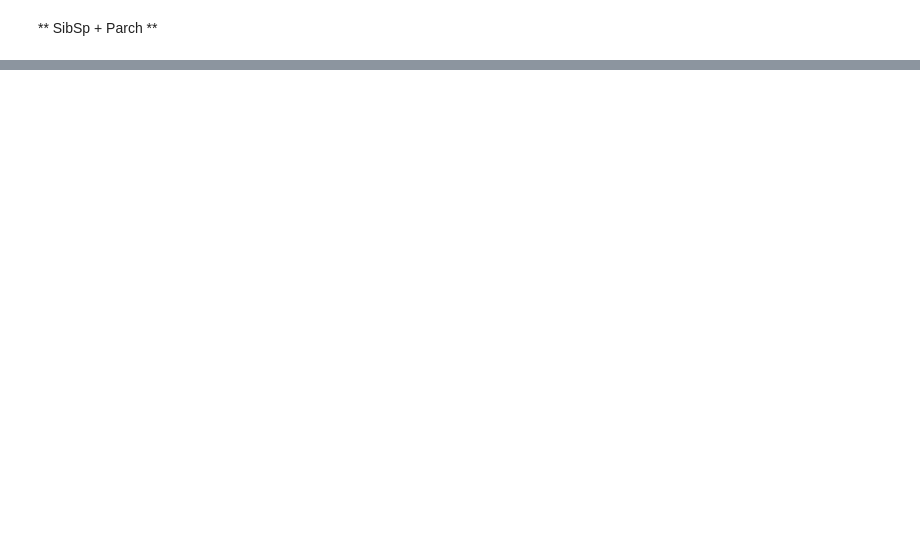
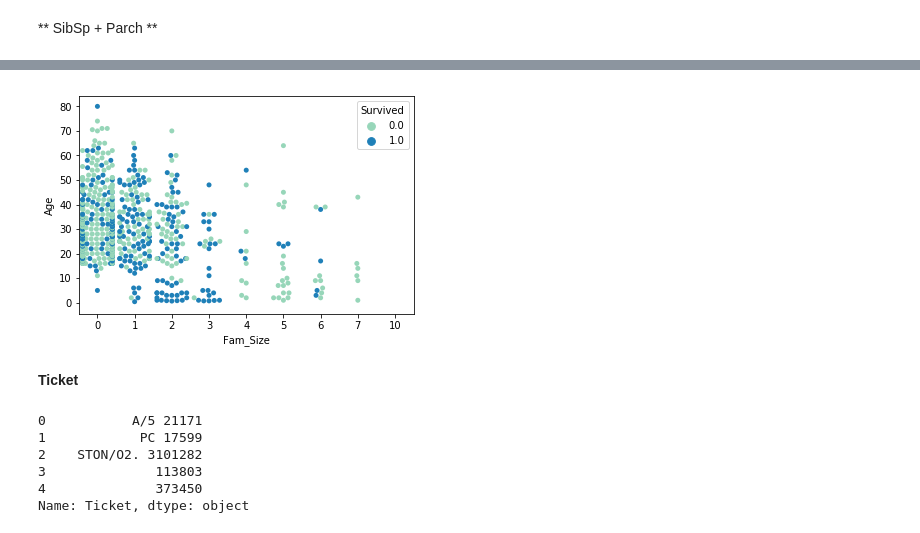
Before and after one commit to Ecboxer/Titanic, a Jupyter notebook: Explore.ipynb, the cells around one changed output, grey strips where cells are left out. Saved outputs shown, nothing was run; the diff lists cells and outputs as text; code cells hidden in the pictures; blank space fills up the shorter version.

```diff
--- a/Explore.ipynb
+++ b/Explore.ipynb
@@ -318,0 +361,15 @@ Histogram/kde of survival by SibSp and Parch
+# %%
+g = sns.swarmplot(x='Fam_Size', y='Age', hue='Survived', data=df_train)
+# %% [output]
+[figure, added]
+# %% [markdown]
+**Ticket**
+# %%
+combine['Ticket'].head()
+# %% [output]
+0           A/5 21171
+1            PC 17599
+2    STON/O2. 3101282
+3              113803
+4              373450
+Name: Ticket, dtype: object
```
Also changed, not shown: parts of 10 cells of this notebook.
